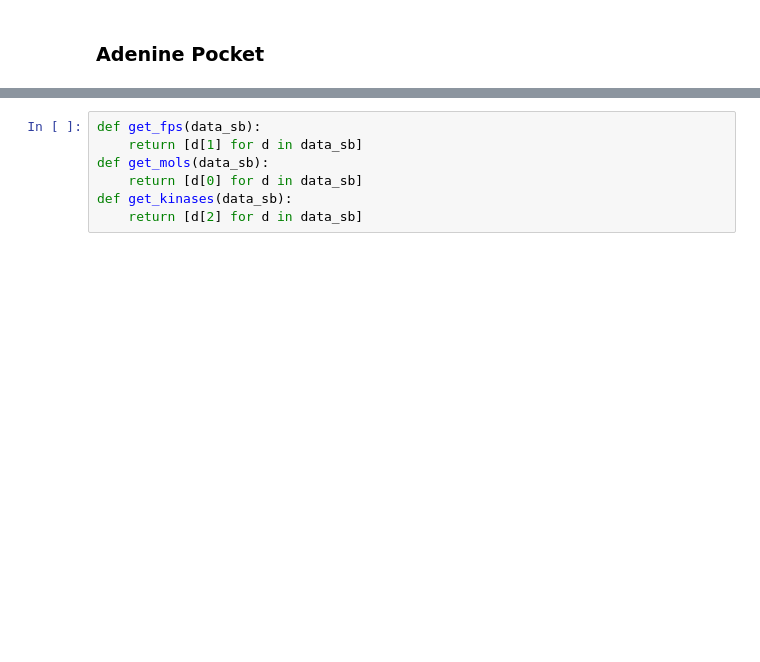
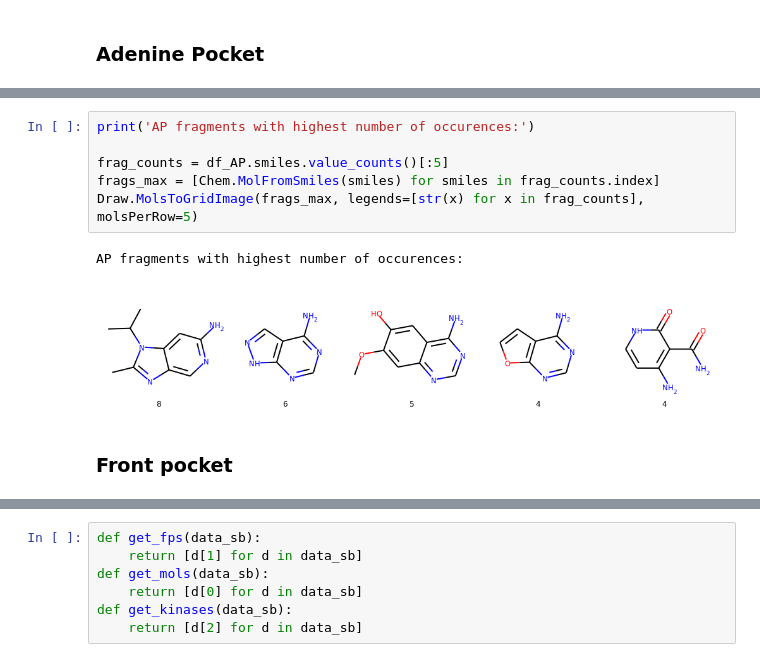
Before and after one commit to volkamerlab/KinaseFocusedFragmentLibrary, a Jupyter notebook: analysis/clustering.ipynb, the cells around one changed output, grey strips where cells are left out. Cells and saved outputs as stored; diff of their text form; blank space fills up the shorter version.

```diff
--- a/analysis/clustering.ipynb
+++ b/analysis/clustering.ipynb
@@ -199,0 +189,11 @@ Number of unique fragments:  431
+# %%
+print('AP fragments with highest number of occurences:')
+
+frag_counts = df_AP.smiles.value_counts()[:5]
+frags_max = [Chem.MolFromSmiles(smiles) for smiles in frag_counts.index]
+Draw.MolsToGridImage(frags_max, legends=[str(x) for x in frag_counts], molsPerRow=5)
+# %% [output]
+AP fragments with highest number of occurences:
+[figure, added]
+# %% [markdown]
+### Front pocket
```
Also changed, not shown: parts of 43 cells of this notebook, 2 other files.
